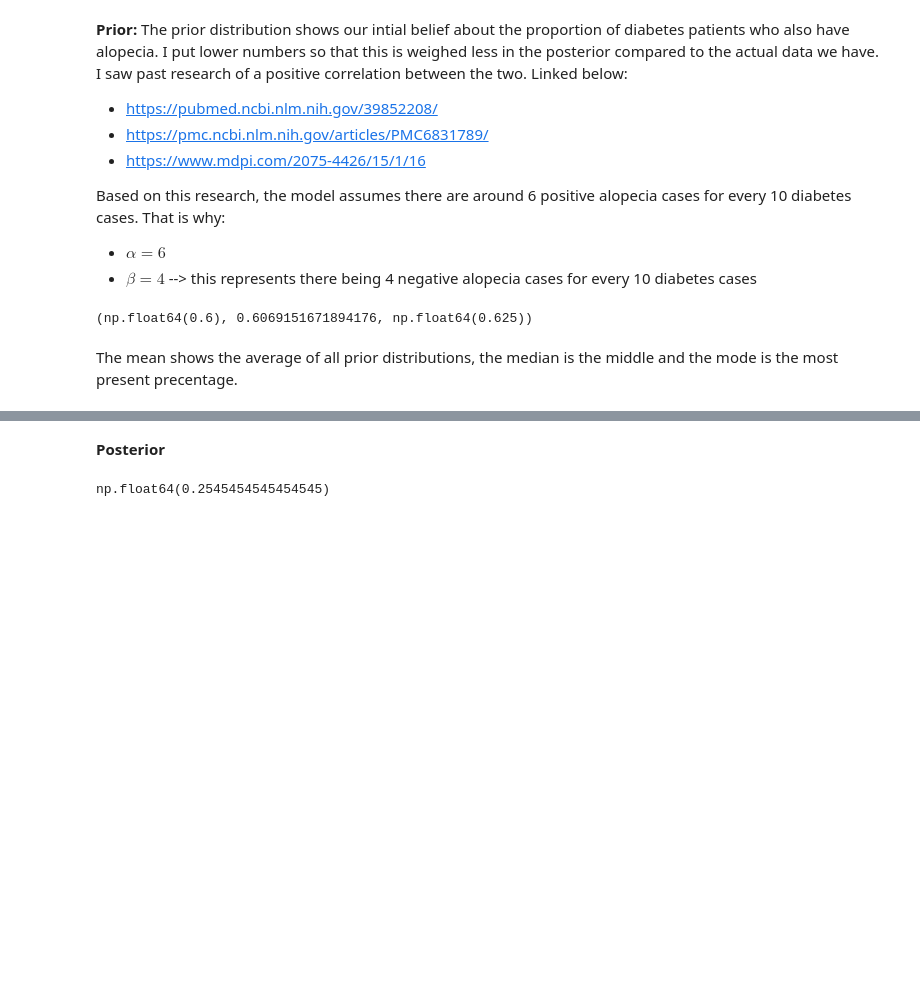
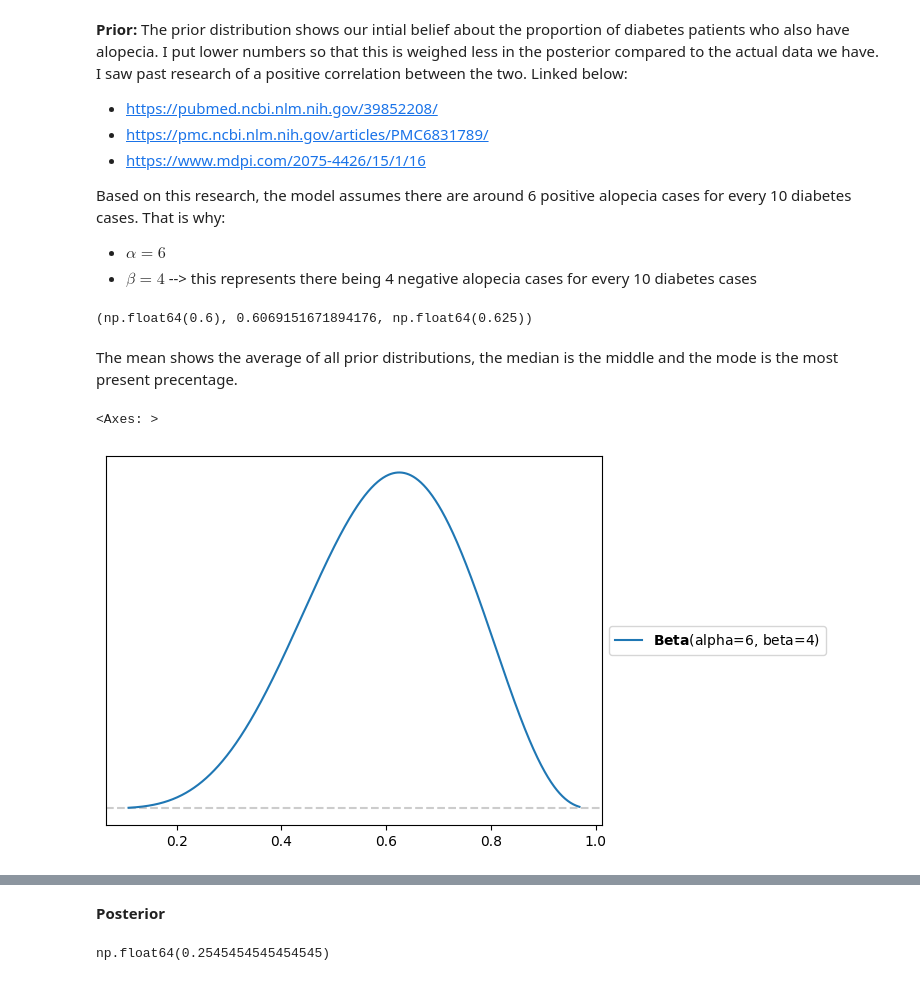
Before and after one commit to kundana12345/DataScience, a Jupyter notebook: KundAddaU2proj.ipynb, the cells around one changed output, grey strips where cells are left out. Drawn from its saved outputs; the diff is of its cells as text; code cells hidden in the pictures; blank space fills up the shorter version.

```diff
--- a/KundAddaU2proj.ipynb
+++ b/KundAddaU2proj.ipynb
@@ -87,3 +87,8 @@ prior.mean(), prior.median(), prior.mode()
 (np.float64(0.6), 0.6069151671894176, np.float64(0.625))
 # %% [markdown]
 The mean shows the average of all prior distributions, the median is the middle and the mode is the most present precentage.
+# %%
+prior.plot_pdf()
+# %% [output]
+<Axes: >
+[figure, added]
```
Also changed, not shown: parts of 3 cells of this notebook.
